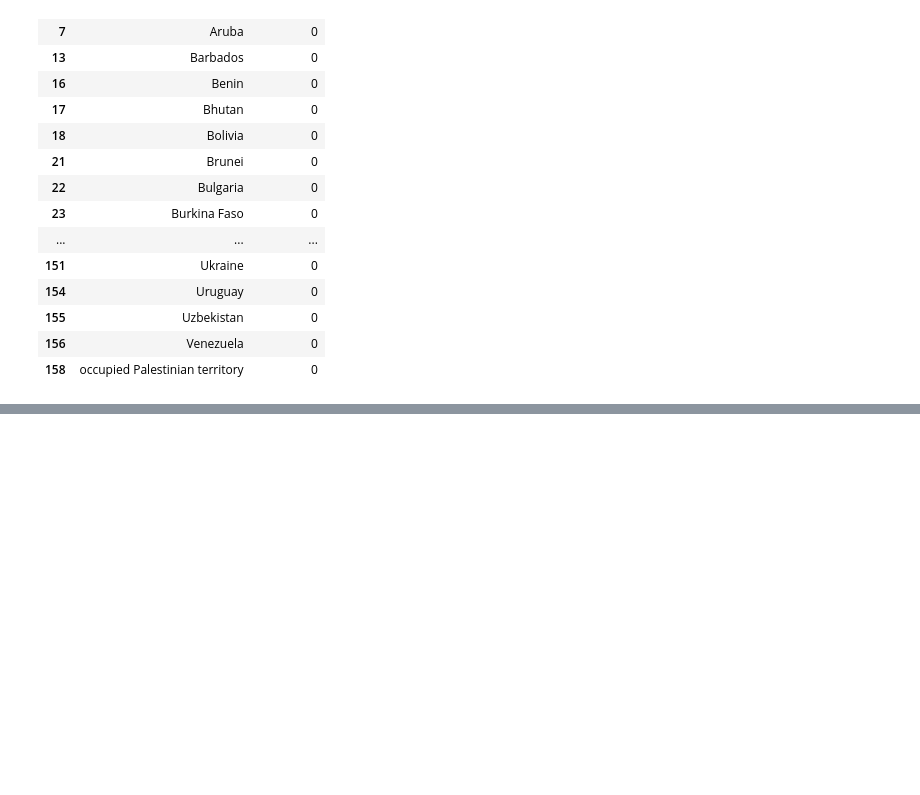
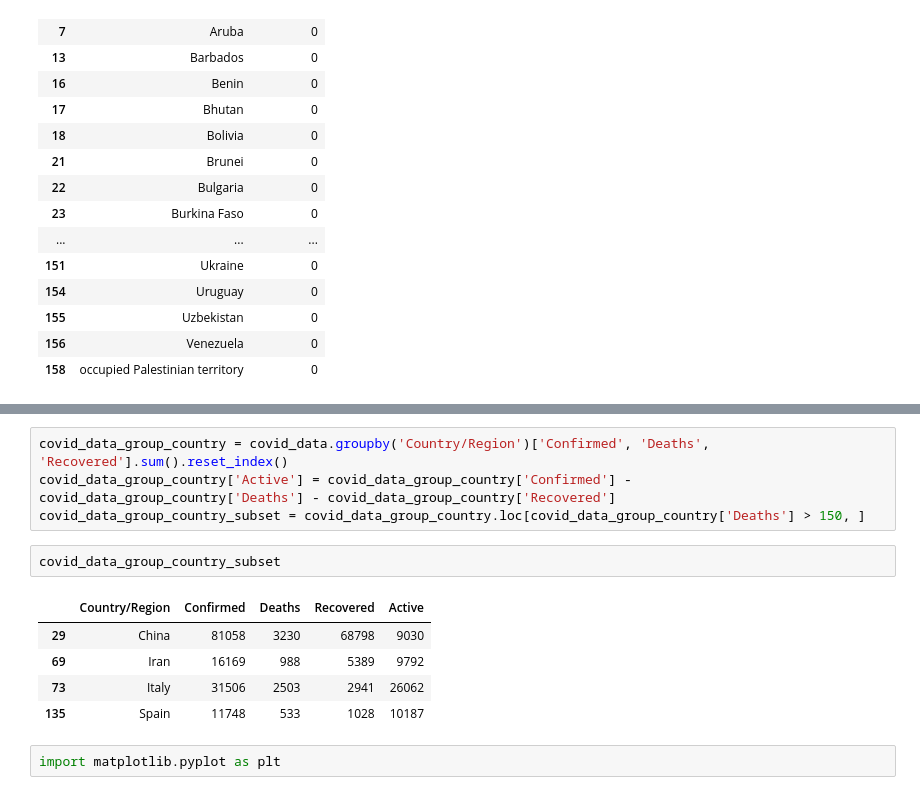
Before and after one commit to mreddy1992/learn-pandas, a Jupyter notebook: covid19-eda.ipynb, the cells around one changed output, grey strips where cells are left out. Saved outputs shown, nothing was run; the diff lists cells and outputs as text; blank space fills up the shorter version.

```diff
--- a/covid19-eda.ipynb
+++ b/covid19-eda.ipynb
@@ -219,0 +269,14 @@ covid_data_zero_recovered
+# %%
+covid_data_group_country = covid_data.groupby('Country/Region')['Confirmed', 'Deaths', 'Recovered'].sum().reset_index()
+covid_data_group_country['Active'] = covid_data_group_country['Confirmed'] - covid_data_group_country['Deaths'] - covid_data_group_country['Recovered']
+covid_data_group_country_subset = covid_data_group_country.loc[covid_data_group_country['Deaths'] > 150, ]
+# %%
+covid_data_group_country_subset
+# %% [output]
+|  | Country/Region | Confirmed | Deaths | Recovered | Active |
+| 29 | China | 81058 | 3230 | 68798 | 9030 |
+| 69 | Iran | 16169 | 988 | 5389 | 9792 |
+| 73 | Italy | 31506 | 2503 | 2941 | 26062 |
+| 135 | Spain | 11748 | 533 | 1028 | 10187 |
+# %%
+import matplotlib.pyplot as plt
```
Also changed, not shown: parts of 12 cells of this notebook.
